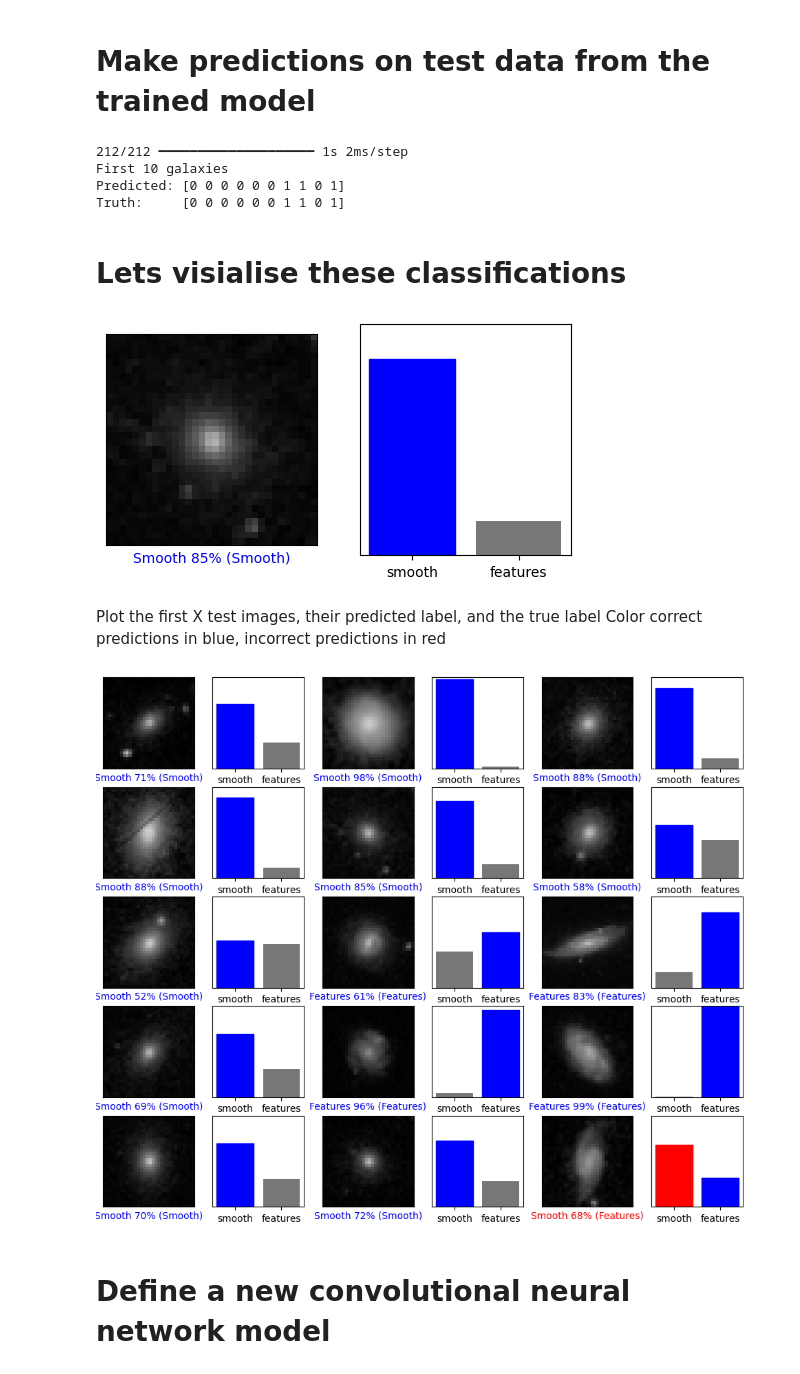
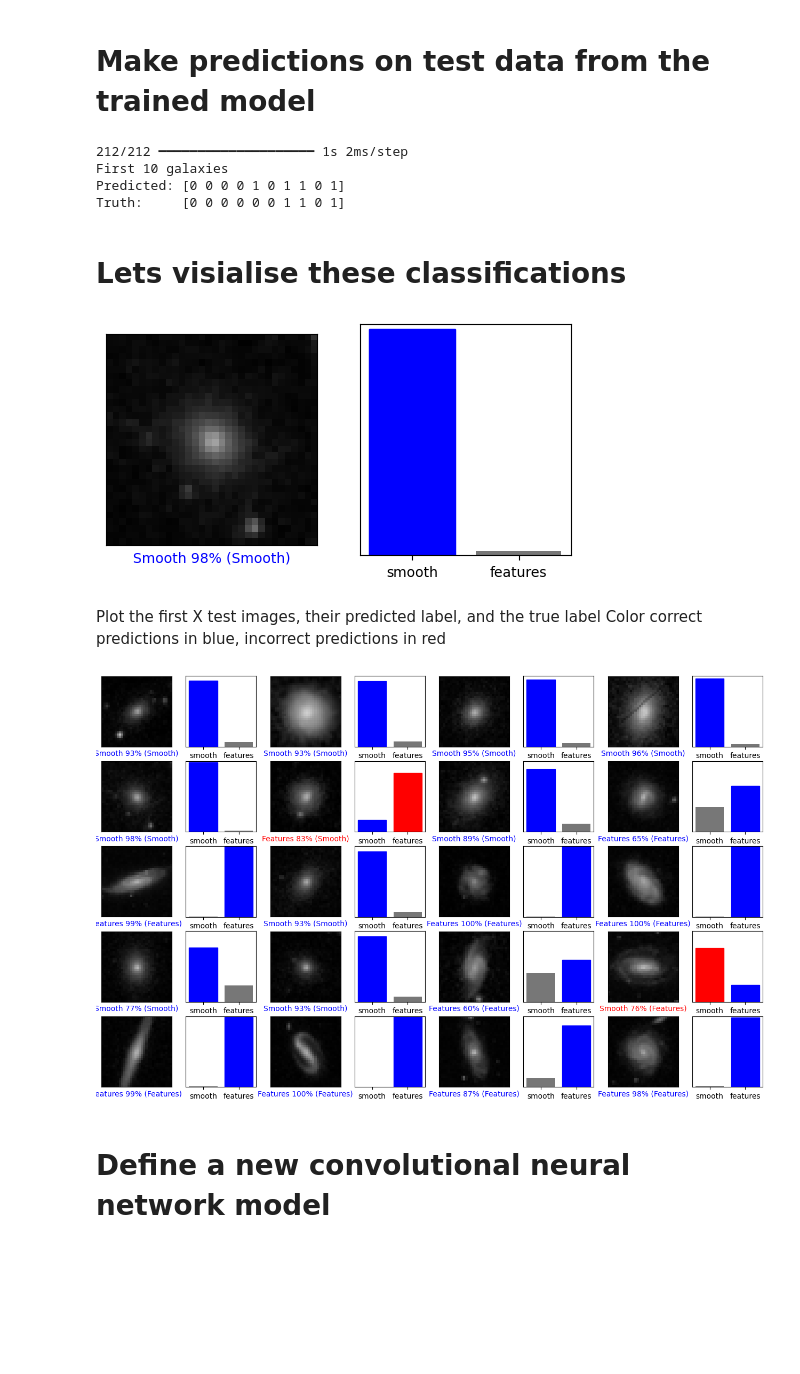
Before and after one commit to csabiu/KAML-2025, a Jupyter notebook: GZ_classify.ipynb, the cells around one changed output. Cells and saved outputs as stored; diff of their text form; code cells hidden in the pictures; blank space fills up the shorter version.

```diff
--- a/GZ_classify.ipynb
+++ b/GZ_classify.ipynb
@@ -114,9 +114,10 @@ for i in (data[:,0]):
 images=images/255.
 print(np.shape(images))
 
-# remove color - make each chanel the same
-images[:,:,:,0]=images[:,:,:,1]
-images[:,:,:,2]=images[:,:,:,1]
+# remove color - make each chanel the same by averaging
+images[:,:,:,0]=np.mean(images,axis=3)
+images[:,:,:,1]=images[:,:,:,0]
+images[:,:,:,2]=images[:,:,:,0]
 print(np.shape(images))
 # %% [output]
 (16885, 32, 32, 3)
@@ -267,7 +268,7 @@ print("Truth:    ",np.int_(test_label[1:11]))
 # %% [output]
 212/212 ━━━━━━━━━━━━━━━━━━━━ 1s 2ms/step
 First 10 galaxies
-Predicted: [0 0 0 0 0 0 1 1 0 1]
+Predicted: [0 0 0 0 1 0 1 1 0 1]
 Truth:     [0 0 0 0 0 0 1 1 0 1]
 # %% [markdown]
 # Lets visialise these classifications
@@ -281,25 +282,25 @@ plot_value_array(i, predictions,  np.int_(test_label))
 f.axes.set_xticklabels(["smooth","features"])
 plt.show()
 # %% [output]
-[figure, old version]
+[figure, new version]
 # %% [markdown]
  Plot the first X test images, their predicted label, and the true label
  Color correct predictions in blue, incorrect predictions in red
 # %%
 num_rows = 5
-num_cols = 3
+num_cols = 4
 num_images = num_rows*num_cols
 plt.figure(figsize=(2*2*num_cols, 2*num_rows))
 
 for i in range(num_images):
   plt.subplot(num_rows, 2*num_cols, 2*i+1)
   plot_image(i, predictions, np.int_(test_label), test_data)
   f=plt.subplot(num_rows, 2*num_cols, 2*i+2)
   f.axes.set_xticklabels(["smooth","features"])
   plot_value_array(i, predictions, np.int_(test_label))
 plt.show()
 # %% [output]
-[figure, old version]
+[figure, new version]
 # %% [markdown]
 # Define a new convolutional neural network model
 # %%
```
Also changed, not shown: parts of 22 cells of this notebook.
